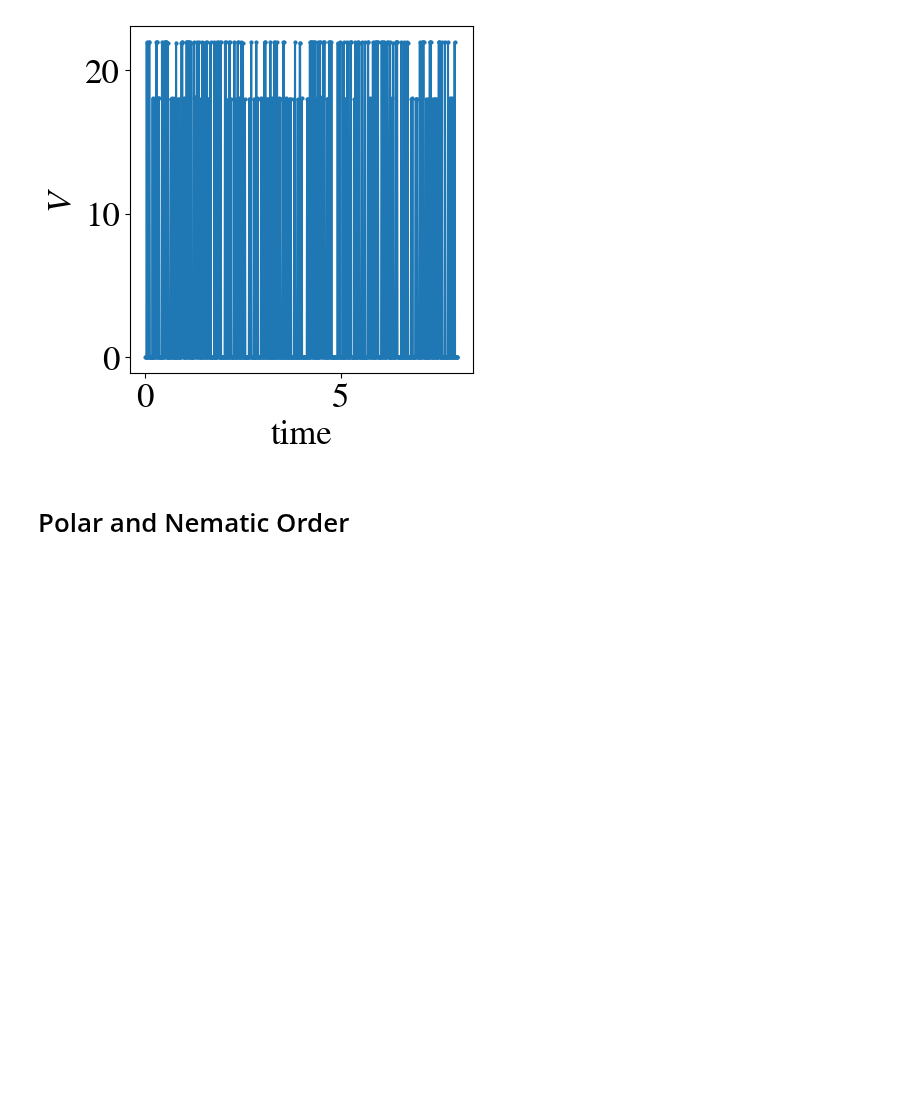
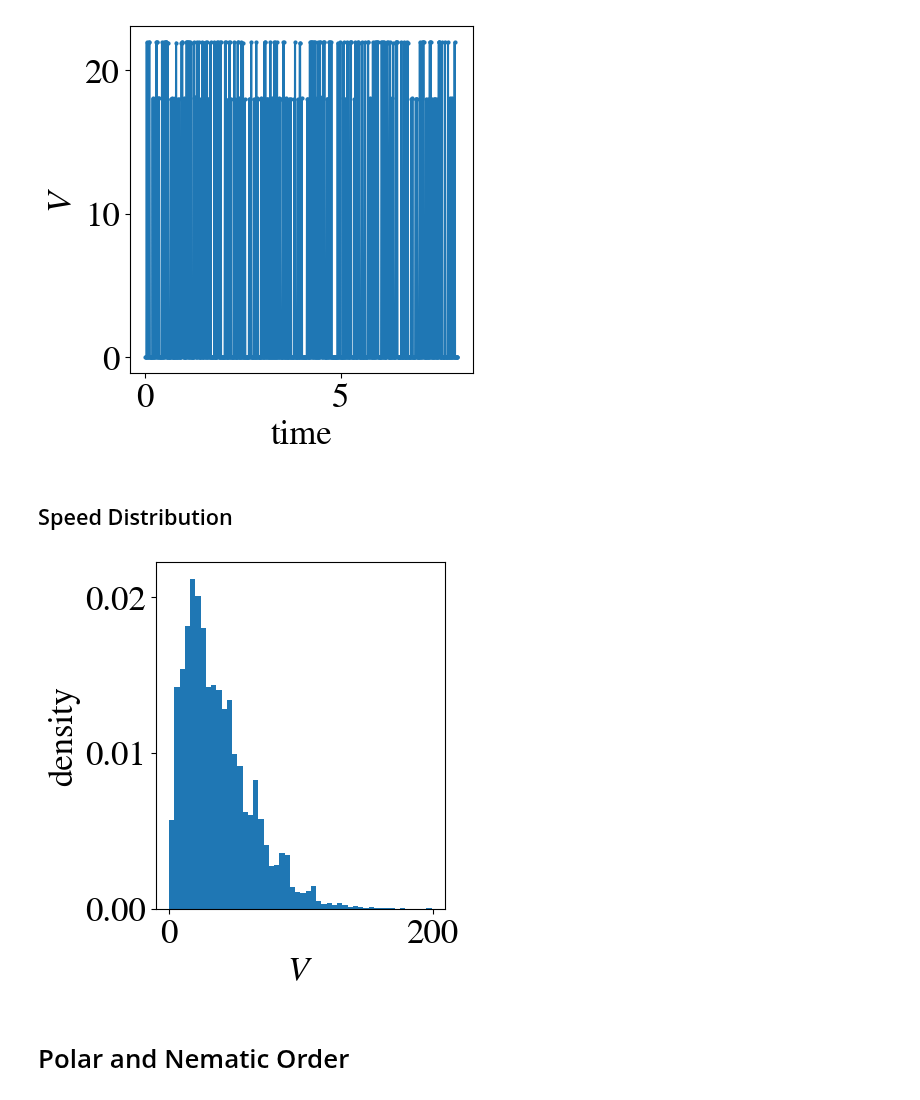
Before and after one commit to jannesantana/bacteria, a Jupyter notebook: 2d_model/rod_shaped/rods_tw_analysis.ipynb, the cells around one changed output. Saved outputs shown, nothing was run; the diff lists cells and outputs as text; code cells hidden in the pictures; blank space fills up the shorter version.

Commit message:
doing speed analysis

```diff
--- a/2d_model/rod_shaped/rods_tw_analysis.ipynb
+++ b/2d_model/rod_shaped/rods_tw_analysis.ipynb
@@ -153,6 +227,16 @@ plt.plot(np.arange(0,Steps-1)*Dt,V,lw=1.5,marker='o',ms=2)
 plt.show()
 # %% [output]
 [figure]
+# %% [markdown]
+## Speed Distribution
+# %%
+plt.figure(figsize=(5,5),layout = 'tight')
+plt.hist(np.hstack(V),bins=50,density=True)
+plt.xlabel(r'$V$')
+plt.ylabel('density')
+plt.show()
+# %% [output]
+[figure, added]
 # %% [markdown]
 # Polar and Nematic Order
 # %%
```
Also changed, not shown: parts of 10 cells of this notebook, 22 other files.
